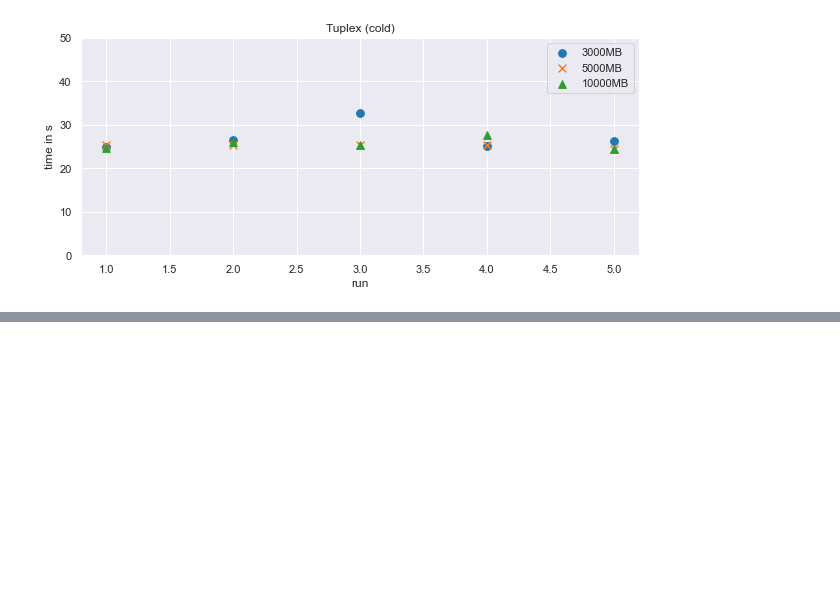
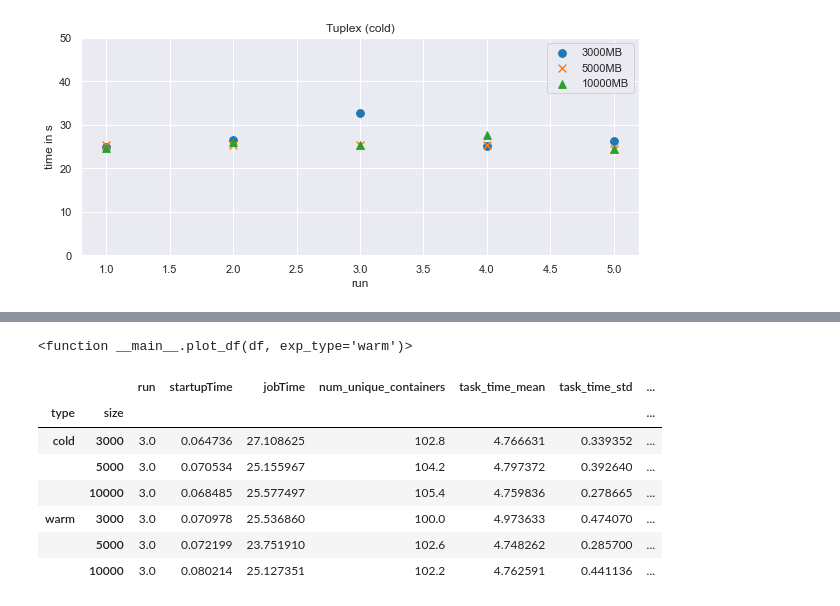
Before and after one commit to tuplex/tuplex, a Jupyter notebook: benchmarks/distributed/tuplex/01_Analysis_Tuplex.ipynb, the cells around one changed output, grey strips where cells are left out. Drawn from its saved outputs; the diff is of its cells as text; code cells hidden in the pictures; blank space fills up the shorter version.

```diff
--- a/benchmarks/distributed/tuplex/01_Analysis_Tuplex.ipynb
+++ b/benchmarks/distributed/tuplex/01_Analysis_Tuplex.ipynb
@@ -137,0 +136,2 @@ df.to_csv('tuplex_results.csv', index=None)
+# %%
+keys = [k for k in list(df['breakdown_stats'].iloc[0].keys()) if k != '07_process_file_']
@@ -137,0 +150,45 @@ df.to_csv('tuplex_results.csv', index=None)
+# %%
+for k in keys:
+    df[k] = df['breakdown_stats'].apply(lambda x: x[k]['mean'])
+# %%
+def extract_task(x):
+    times = np.array(list(map(lambda t: t[1]['mean'], x.items())))
+    return times.mean()
+# %%
+df['07_process_file_'] = df['breakdown_stats'].apply(lambda t: extract_task(t['07_process_file_']))
+# %%
+sns.set_style('darkgrid')
+sns.set_context('notebook')
+def plot_df(df, exp_type='warm'):
+    plt.figure(figsize=(10, 4))
+    plt.title('Tuplex ({})'.format(exp_type))
+
+    markers = itertools.cycle('ox^')
+
+    for group_name, group in df[df['type'] == exp_type].groupby('size'):
+
+        #plt.plot(label=group_name)
+        #print(group_name)
+        group = group.sort_values('run')
+        plt.scatter(group['run'], group['job_time'], 60, marker=next(markers), label='{}MB'.format(group_name))
+    plt.legend()
+    plt.xlabel('run')
+    plt.ylabel('time in s')
+
+    plt.ylim(0, 50)
+plot_df
+# plot_df(df, 'warm')
+# plot_df(df, 'cold')
+# %% [output]
+<function __main__.plot_df(df, exp_type='warm')>
+# %%
+df.groupby(['type', 'size']).mean()
+# %% [output]
+|  |  | run | startupTime | jobTime | num_unique_containers | task_time_mean | task_time_std | ... |
+| type | size |  |  |  |  |  |  | ... |
+| cold | 3000 | 3.0 | 0.064736 | 27.108625 | 102.8 | 4.766631 | 0.339352 | ... |
+|  | 5000 | 3.0 | 0.070534 | 25.155967 | 104.2 | 4.797372 | 0.392640 | ... |
+|  | 10000 | 3.0 | 0.068485 | 25.577497 | 105.4 | 4.759836 | 0.278665 | ... |
+| warm | 3000 | 3.0 | 0.070978 | 25.536860 | 100.0 | 4.973633 | 0.474070 | ... |
+|  | 5000 | 3.0 | 0.072199 | 23.751910 | 102.6 | 4.748262 | 0.285700 | ... |
+|  | 10000 | 3.0 | 0.080214 | 25.127351 | 102.2 | 4.762591 | 0.441136 | ... |
```
Also changed, not shown: parts of 11 cells of this notebook, 1 other file.
